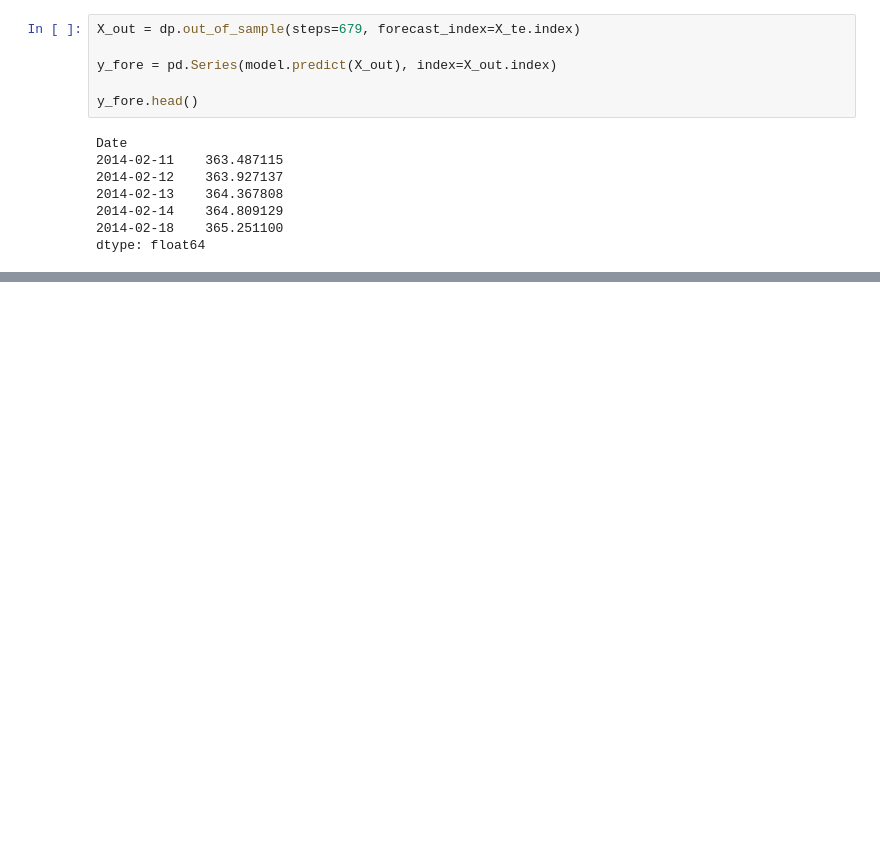
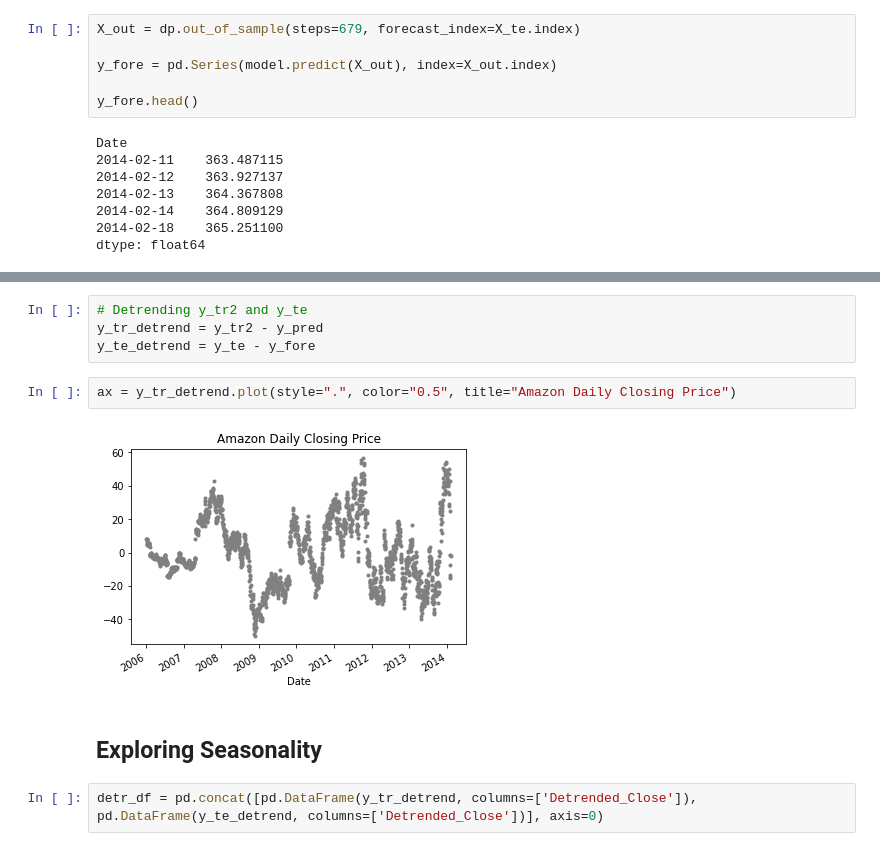
Before and after one commit to brooke57/DIJA-30-Stock-Time-Series, a Jupyter notebook: dija-30-stock-time-series-eda.ipynb, the cells around one changed output, grey strips where cells are left out. Drawn from its saved outputs; the diff is of its cells as text; blank space fills up the shorter version.

```diff
--- a/dija-30-stock-time-series-eda.ipynb
+++ b/dija-30-stock-time-series-eda.ipynb
@@ -225,0 +226,12 @@ _ = ax.legend()
+# %%
+# Detrending y_tr2 and y_te
+y_tr_detrend = y_tr2 - y_pred
+y_te_detrend = y_te - y_fore
+# %%
+ax = y_tr_detrend.plot(style=".", color="0.5", title="Amazon Daily Closing Price")
+# %% [output]
+[figure, added]
+# %% [markdown]
+## **Exploring Seasonality**
+# %%
+detr_df = pd.concat([pd.DataFrame(y_tr_detrend, columns=['Detrended_Close']), pd.DataFrame(y_te_detrend, columns=['Detrended_Close'])], axis=0)
```
Also changed, not shown: parts of 29 cells of this notebook.
